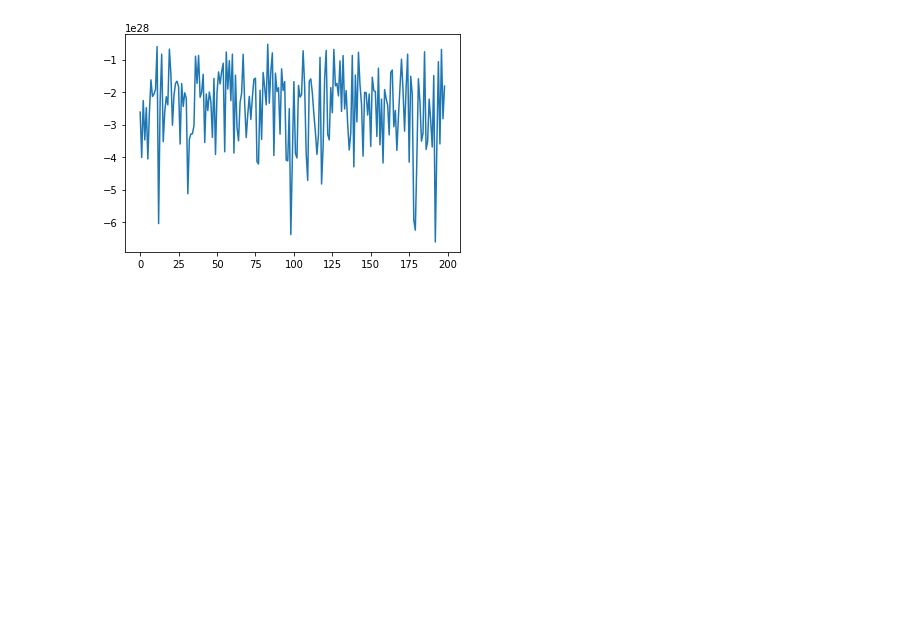
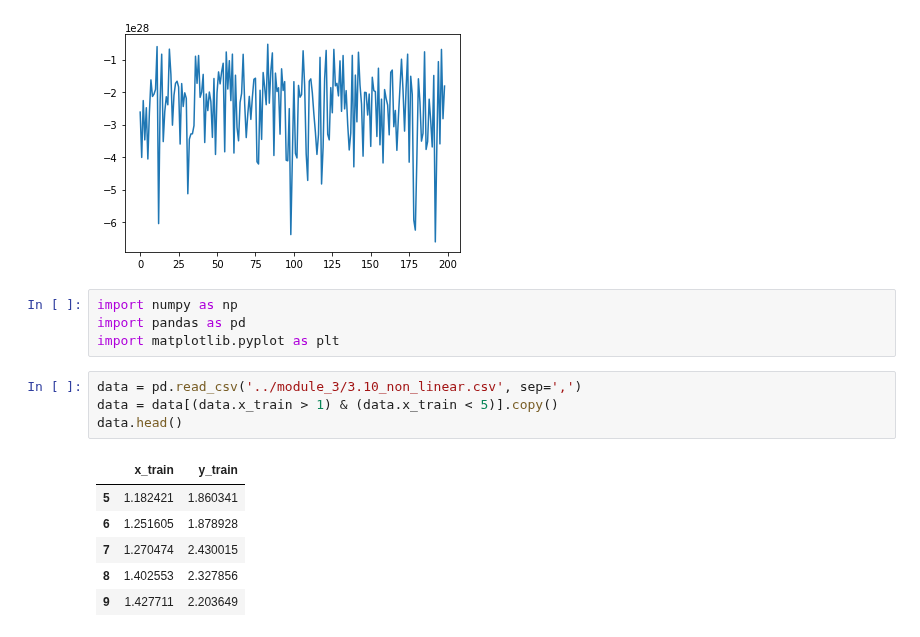
Before and after one commit to Stynic/train_ml_math, a Jupyter notebook: ml/low_level/module_4/notebook_4.ipynb, the cells around one changed output. Saved outputs shown, nothing was run; the diff lists cells and outputs as text; blank space fills up the shorter version.

```diff
--- a/ml/low_level/module_4/notebook_4.ipynb
+++ b/ml/low_level/module_4/notebook_4.ipynb
@@ -286,3 +290,18 @@ plt.plot(range(step), error_evolution)
 # %% [output]
 [<matplotlib.lines.Line2D at 0x...>]
 [figure]
+# %%
+import numpy as np
+import pandas as pd
+import matplotlib.pyplot as plt
+# %%
+data = pd.read_csv('../module_3/3.10_non_linear.csv', sep=',')
+data = data[(data.x_train > 1) & (data.x_train < 5)].copy()
+data.head()
+# %% [output]
+|  | x_train | y_train |
+| 5 | 1.182421 | 1.860341 |
+| 6 | 1.251605 | 1.878928 |
+| 7 | 1.270474 | 2.430015 |
+| 8 | 1.402553 | 2.327856 |
+| 9 | 1.427711 | 2.203649 |
```
Also changed, not shown: parts of 13 cells of this notebook.
